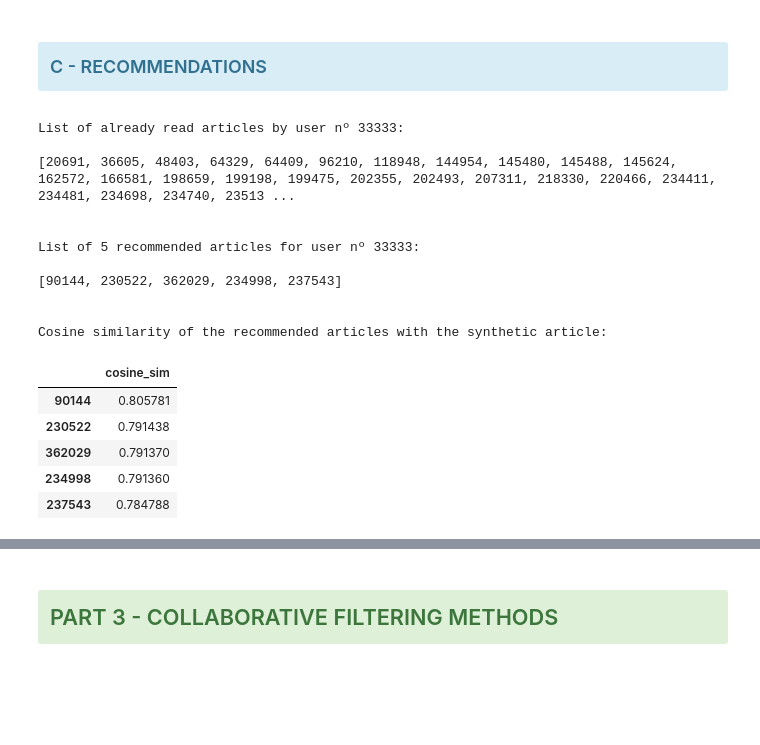
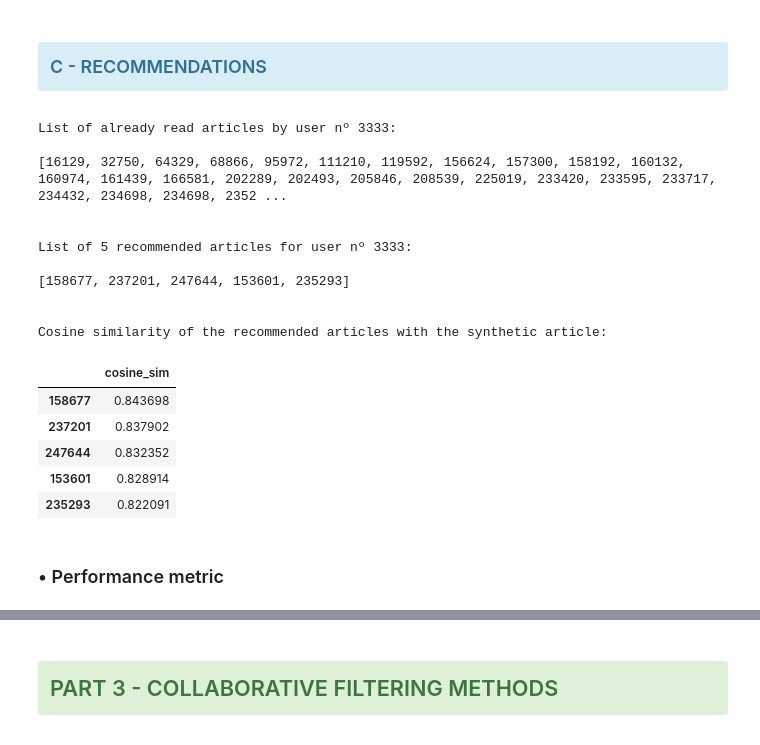
Before and after one commit to jfsubrini/ia-project9, a Jupyter notebook: Subrini_JeanFrancois_2_scripts_012023.ipynb, the cells around one changed output, grey strips where cells are left out. Drawn from its saved outputs; the diff is of its cells as text; code cells hidden in the pictures; blank space fills up the shorter version.

```diff
--- a/Subrini_JeanFrancois_2_scripts_012023.ipynb
+++ b/Subrini_JeanFrancois_2_scripts_012023.ipynb
@@ -977,20 +1029,23 @@ The drawback of the content-based method is <b>over-specialization</b>: if a use
 <h3><div class="alert alert-block alert-info" id="section_2B">
 B - ALGORITHM USING EMBEDDINGS</div></h3>
 # %%
-def MeanEmbeddings(artList):
+def MeanEmbeddings(art_list):
     """Function to calculate the mean embeddings with a list of article ids.
     """
     # Selecting the only embeddings of the articles list.
-    df = df_embed.iloc[artList, :]
+    df = df_embed.iloc[art_list, :]
+
     # Calculating the mean embeddings, the syntesis of all articles.
     mean_emb = df.mean()
+
     # Transpose the result into a dataframe with one row (article)
     # and 250 columns (embedding vector).
     mean_emb = mean_emb.to_frame().transpose()
+
     return mean_emb
 # %%
 def cb_recommender(user_id, top_n=5):
-    """Function to return the top-N article recommendation for an user id,
+    """Function to return the top N articles recommendation for an user id,
     using a Content-Based filtering Recommender System.
     The returned list, by default 5 articles ids, is sorted by confidence descending.
     """
@@ -1010,43 +1065,45 @@ def cb_recommender(user_id, top_n=5):
     df_cosine_sim = df_cosine_sim.drop(index=user_art_list)
 
     # Selecting the N closest articles, the ones with higher cosine.
-    topN_articles = df_cosine_sim.sort_values(
+    top_n_art_sim = df_cosine_sim.sort_values(
         by='cosine_sim', ascending=False).head(top_n)
-    topN_articles_list = topN_articles.index.tolist()
+    top_n_articles_list = top_n_art_sim.index.tolist()
 
-    return topN_articles_list, user_art_list, df_cosine_sim, topN_articles
+    return top_n_articles_list, user_art_list, top_n_art_sim
 # %% [markdown]
 <h3><div class="alert alert-block alert-info" id="section_2C">
 C - RECOMMENDATIONS</div></h3>
 # %%
 # Recommendation list of a specific user.
-user_id = 33333
-reco, user_art_list, df_cosine_sim, topN_articles = cb_recommender(user_id)
+user_id = 3333
+reco, user_art_list, top_n_art_sim = cb_recommender(user_id)
 
 print(f"\033[1mList of already read articles by user nº {user_id}:\033[0m\n")
 print(sorted(user_art_list))
 
 print(f"\n\n\033[1mList of 5 recommended articles for user nº {user_id}:\n")
 print(reco)
 
-print("\n\nCosine similarity of the recommended articles with the synthetic article:\n\033[0m")
-topN_articles
+print("\n\nCosine similarity of the recommended articles with the synthetic article:")
+top_n_art_sim
 # %% [output]
-List of already read articles by user nº 33333:
+List of already read articles by user nº 3333:
 
-[20691, 36605, 48403, 64329, 64409, 96210, 118948, 144954, 145480, 145488, 145624, 162572, 166581, 198659, 199198, 199475, 202355, 202493, 207311, 218330, 220466, 234411, 234481, 234698, 234740, 23513 ...
+[16129, 32750, 64329, 68866, 95972, 111210, 119592, 156624, 157300, 158192, 160132, 160974, 161439, 166581, 202289, 202493, 205846, 208539, 225019, 233420, 233595, 233717, 234432, 234698, 234698, 2352 ...
 
 
-List of 5 recommended articles for user nº 33333:
+List of 5 recommended articles for user nº 3333:
 
-[90144, 230522, 362029, 234998, 237543]
+[158677, 237201, 247644, 153601, 235293]
 
 
 Cosine similarity of the recommended articles with the synthetic article:
 |  | cosine_sim |
-| 90144 | 0.805781 |
-| 230522 | 0.791438 |
-| 362029 | 0.791370 |
-| 234998 | 0.791360 |
-| 237543 | 0.784788 |
+| 158677 | 0.843698 |
+| 237201 | 0.837902 |
+| 247644 | 0.832352 |
+| 153601 | 0.828914 |
+| 235293 | 0.822091 |
+# %% [markdown]
+### • Performance metric
 # %%
```
Also changed, not shown: parts of 48 cells of this notebook.
